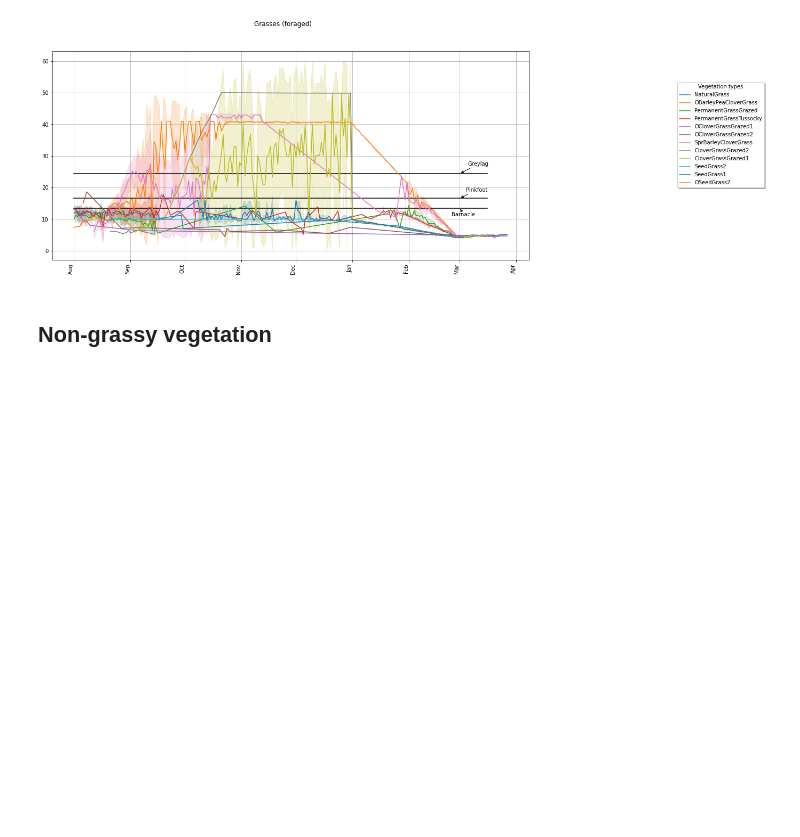
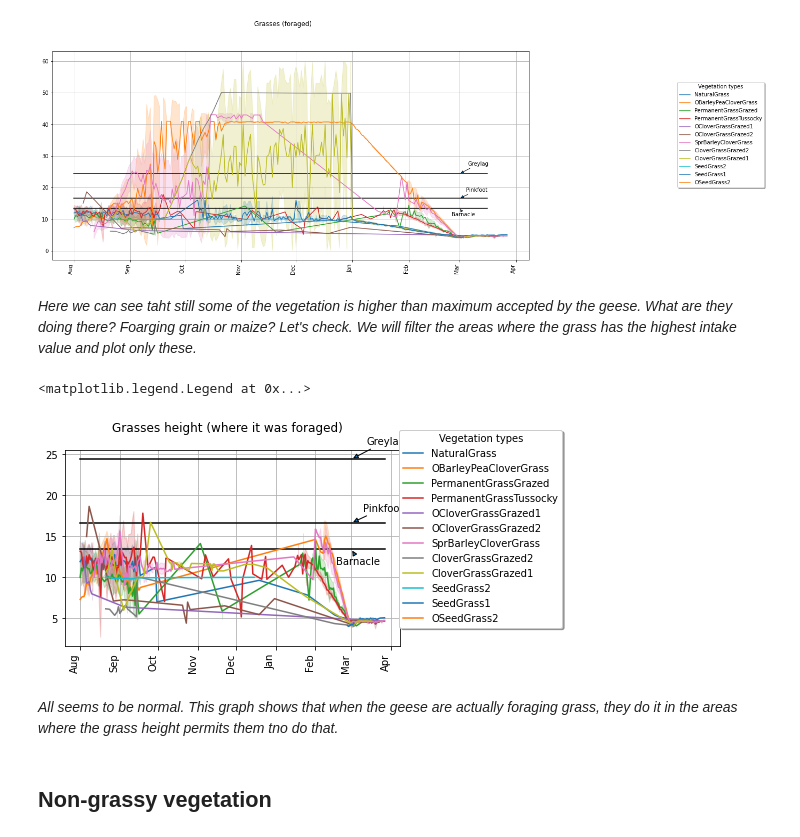
Before and after one commit to andrey-chu/almass_python_testing_mirror, a Jupyter notebook: Goose_test_notebook.ipynb, the cells around one changed output. Drawn from its saved outputs; the diff is of its cells as text; code cells hidden in the pictures; blank space fills up the shorter version.

```diff
--- a/Goose_test_notebook.ipynb
+++ b/Goose_test_notebook.ipynb
@@ -495,6 +503,48 @@ ax6.legend(handles=p_foraged, labels=grass_types_foraged, fancybox=True, shadow=
 # %% [output]
 <matplotlib.legend.Legend at 0x...>
 [figure]
+# %% [markdown]
+*Here we can see taht still some of the vegetation is higher than maximum accepted by the geese. What are they doing there? Foarging grain or maize? Let's check. We will filter the areas where the grass has the highest intake value and plot only these.*
+# %%
+
+fig6a, ax6a = plt.subplots()
+
+months = mdates.MonthLocator()
+myFmt = mdates.DateFormatter('%b')
+# plt.sca()
+fig6a.autofmt_xdate(rotation='vertical')
+ax6a.xaxis.set_major_formatter(myFmt)
+
+ax6a.grid()
+
+
+ax6a.xaxis.set_minor_locator(months)
+ax6a.xaxis_date()
+p_foraged=[None]*len(veg_types3)
+p1_foraged=[None]*len(veg_types3)
+start = grass_3.index.get_level_values(1).min()
+end = grass_3.index.get_level_values(1).max()
+t = np.linspace(start.value, end.value, 100)
+t = pd.to_datetime(t)
+
+ax6a.plot(t,barnacle_max*np.ones(len(t)), color='black')
+ax6a.plot(t,pinkfoot_max*np.ones(len(t)), color='black')
+ax6a.plot(t,greylag_max*np.ones(len(t)), color='black')
+ax6a.annotate('Barnacle', (mdates.date2num(dt.datetime(2011, 3, 1)), barnacle_max), xytext=(-15, -15), textcoords='offset points', arrowprops=dict(arrowstyle='-|>'))
+ax6a.annotate('Pinkfoot', (mdates.date2num(dt.datetime(2011, 3, 1)), pinkfoot_max), xytext=(12, 12), textcoords='offset points', arrowprops=dict(arrowstyle='-|>'))
+ax6a.annotate('Greylag', (mdates.date2num(dt.datetime(2011, 3, 1)), greylag_max), xytext=(15, 15), textcoords='offset points', arrowprops=dict(arrowstyle='-|>'))
+for i in range(len(veg_types3)):
+
+    p_foraged[i],=ax6a.plot(grass_3.loc[(veg_types3[i],)].index, grass_3.loc[(veg_types3[i],)]['veg_mean'])
+    p1_foraged[i]=ax6a.fill_between(grass_3.loc[(veg_types3[i],)].index, grass_3.loc[(veg_types3[i],)]['veg_up'], grass_3.loc[(veg_types3[i],)]['veg_down'],alpha=0.2,color=p[i]._color)
+    #
+fig6a.suptitle('Grasses height (where it was foraged)')
+ax6a.legend(handles=p_foraged, labels=list(veg_types3), fancybox=True, shadow=True, title='Vegetation types', loc='center right',bbox_to_anchor=(1.5, 0.60))
+# %% [output]
+<matplotlib.legend.Legend at 0x...>
+[figure, added]
+# %% [markdown]
+*All seems to be normal. This graph shows that when the geese are actually foraging grass, they do it in the areas where the grass height permits them tno do that.*
 # %% [markdown]
 ## Non-grassy vegetation
 # %%
```
Also changed, not shown: parts of 12 cells of this notebook, 1 other file.
